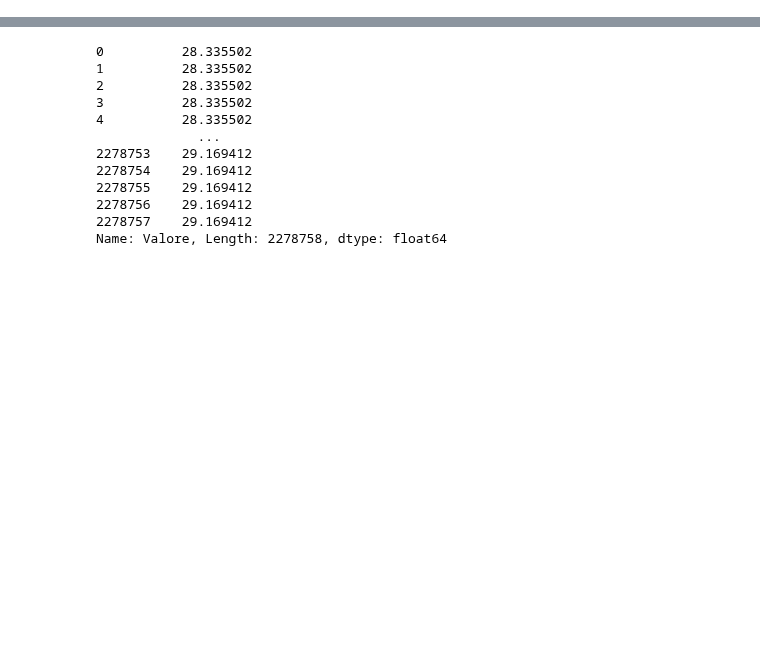
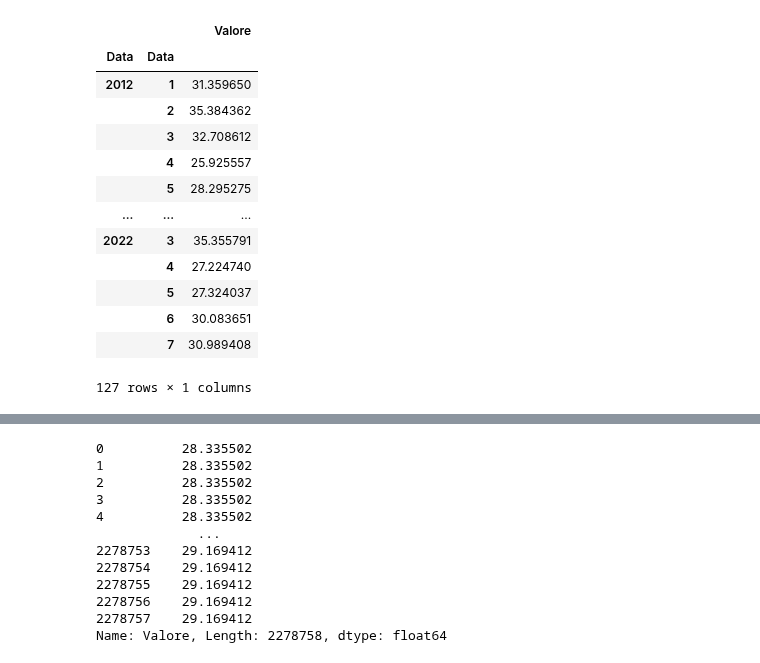
Before and after one commit to WebValley2022/webvalley-dashboard, a Jupyter notebook: LigiaNotebookAppa.ipynb, the cells around one changed output, grey strips where cells are left out. Cells and saved outputs as stored; diff of their text form; code cells hidden in the pictures; blank space fills up the shorter version.

```diff
--- a/LigiaNotebookAppa.ipynb
+++ b/LigiaNotebookAppa.ipynb
@@ -26,0 +73,11 @@ df.resample("W", on="Data").mean()
+# %%
+df = pd.read_csv('./data/merged_APPA_data.csv', encoding='windows-1252')
+# %%
+from matplotlib.pyplot import xticks
+
+df = df[df.Valore != "n.d."]
+df["Valore"] = pd.to_numeric(df.Valore)
+df["Data"] = pd.to_datetime(df.Data)
+# %%
+df = df.groupby(pd.PeriodIndex(df['Data'], freq="M"))['Valore'].mean()
+#df = df.groupby(pd.PeriodIndex(df['Data'], freq="M"))['Valore'].mean()
@@ -26,0 +102,18 @@ df.resample("W", on="Data").mean()
+# %%
+df = df.groupby([df.Data.dt.year, df.Data.dt.month]).mean()
+df
+# %% [output]
+|  |  | Valore |
+| Data | Data |  |
+| 2012 | 1 | 31.359650 |
+|  | 2 | 35.384362 |
+|  | 3 | 32.708612 |
+|  | 4 | 25.925557 |
+|  | 5 | 28.295275 |
+| ... | ... | ... |
+| 2022 | 3 | 35.355791 |
+|  | 4 | 27.224740 |
+|  | 5 | 27.324037 |
+|  | 6 | 30.083651 |
+|  | 7 | 30.989408 |
+127 rows × 1 columns
```
Also changed, not shown: parts of 14 cells of this notebook, 4 other files.
